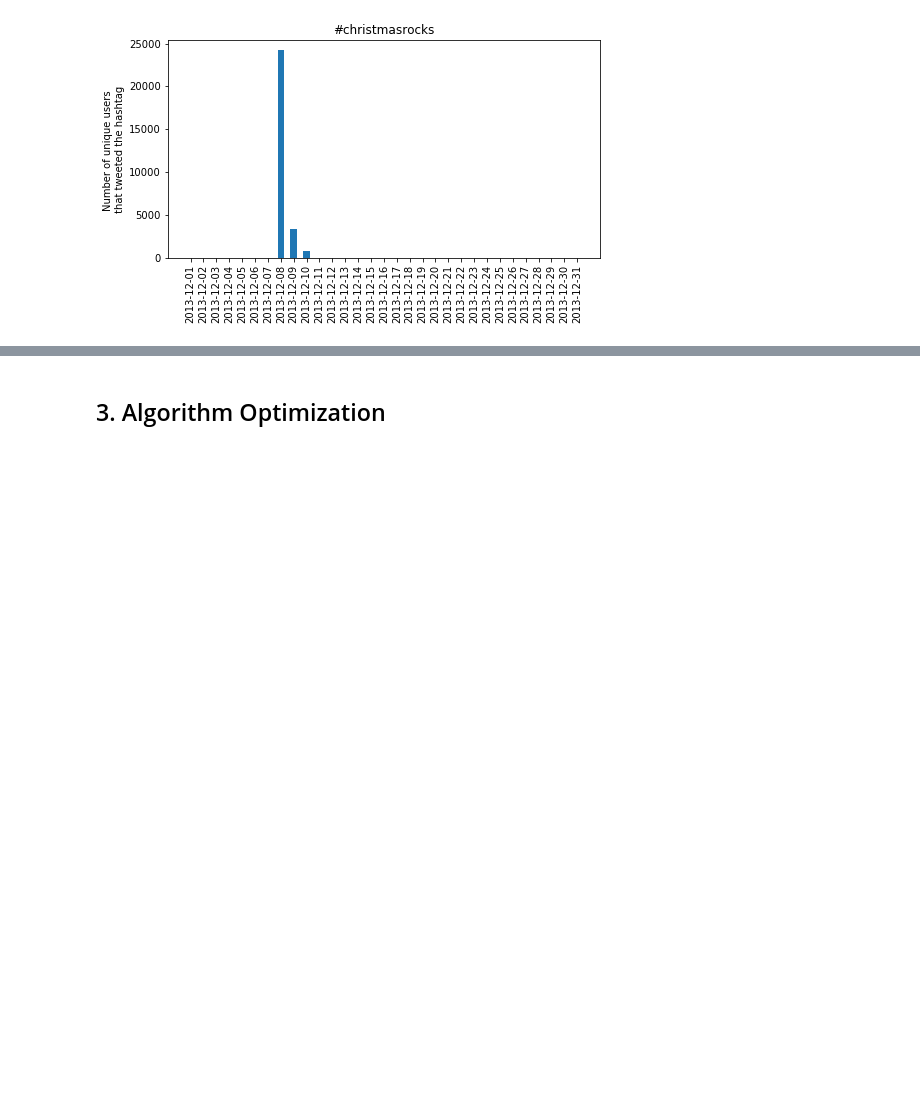
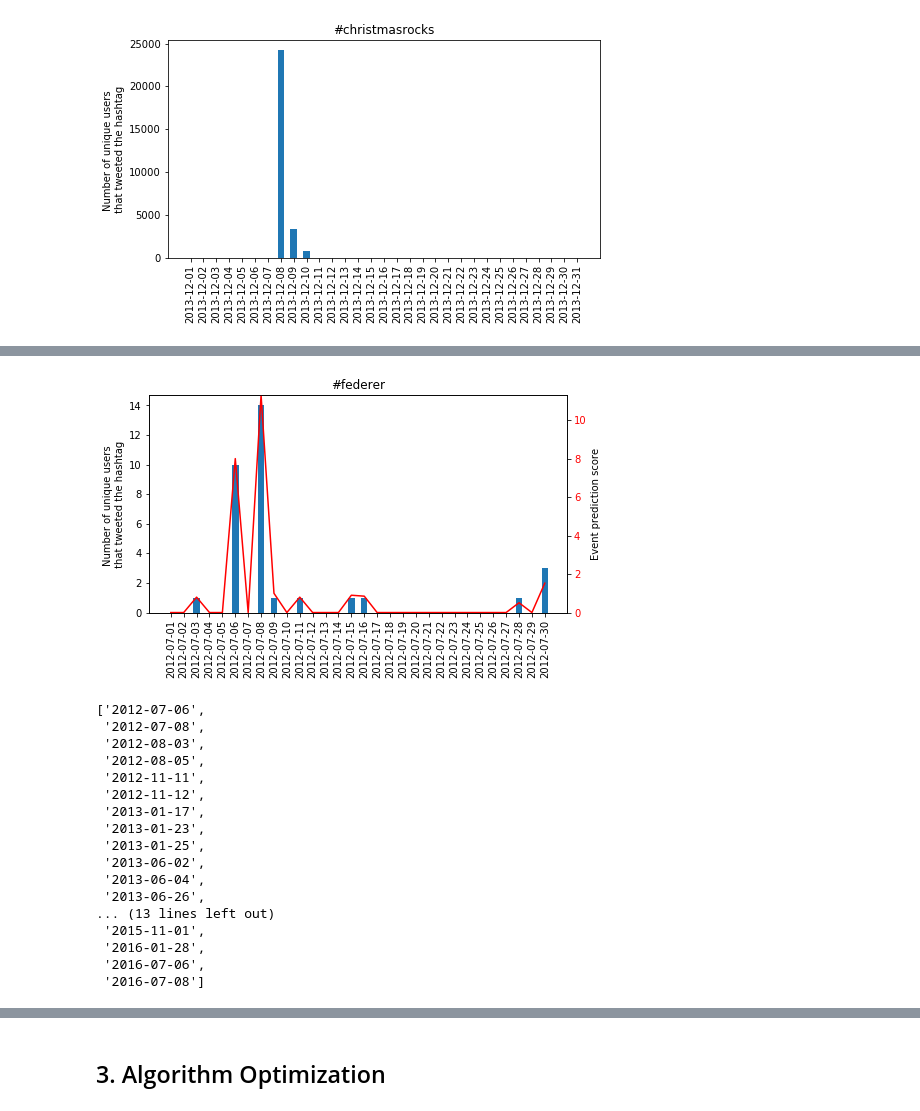
Before and after one commit to brunowicht/ada_project, a Jupyter notebook: project/project.ipynb, the cells around one changed output, grey strips where cells are left out. Drawn from its saved outputs; the diff is of its cells as text; code cells hidden in the pictures; blank space fills up the shorter version.

```diff
--- a/project/project.ipynb
+++ b/project/project.ipynb
@@ -467,0 +572,24 @@ plot_hashtag_occurence_for_dates('#christmasrocks', dic_tag_days, date(2013, 12,
+# %%
+hashtag = "#federer"
+(event_dates, event_score) = my_detect_event(hashtag, dic_tag_days)
+plot_hashtag_and_event_prediction(hashtag, event_score, dic_tag_days, date(2012, 7, 1), date(2012, 7, 30))
+event_dates
+# %% [output]
+[figure, added]
+['2012-07-06',
+ '2012-07-08',
+ '2012-08-03',
+ '2012-08-05',
+ '2012-11-11',
+ '2012-11-12',
+ '2013-01-17',
+ '2013-01-23',
+ '2013-01-25',
+ '2013-06-02',
+ '2013-06-04',
+ '2013-06-26',
+... (13 lines left out)
+ '2015-11-01',
+ '2016-01-28',
+ '2016-07-06',
+ '2016-07-08']
```
Also changed, not shown: parts of 16 cells of this notebook.
